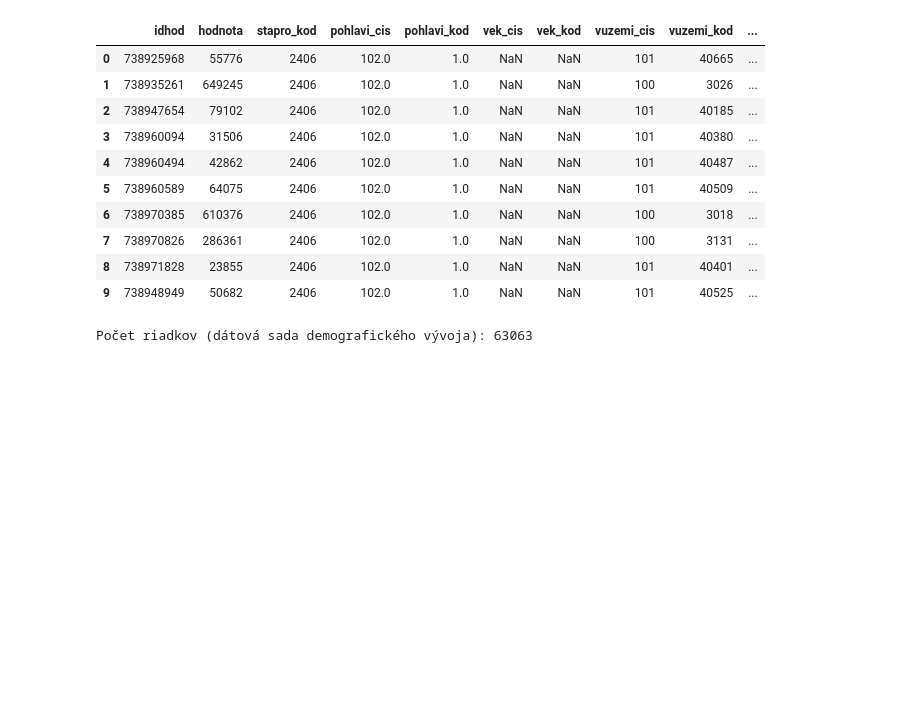
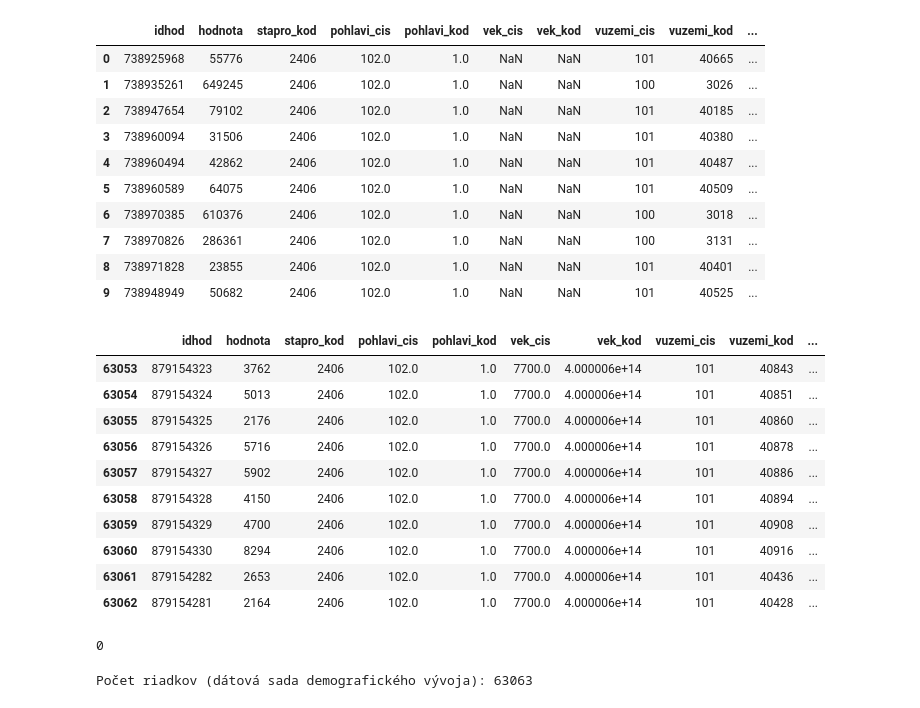
Before and after one commit to adaryb123/UPAproject, a Jupyter notebook: Data_analysis.ipynb, the cells around one changed output. Cells and saved outputs as stored; diff of their text form; code cells hidden in the pictures; blank space fills up the shorter version.

```diff
--- a/Data_analysis.ipynb
+++ b/Data_analysis.ipynb
@@ -137,6 +226,24 @@ df_demography.head(10)
 | 7 | 738970826 | 286361 | 2406 | 102.0 | 1.0 | NaN | NaN | 100 | 3131 | ... |
 | 8 | 738971828 | 23855 | 2406 | 102.0 | 1.0 | NaN | NaN | 101 | 40401 | ... |
 | 9 | 738948949 | 50682 | 2406 | 102.0 | 1.0 | NaN | NaN | 101 | 40525 | ... |
+# %%
+df_demography.tail(10)
+# %% [output]
+|  | idhod | hodnota | stapro_kod | pohlavi_cis | pohlavi_kod | vek_cis | vek_kod | vuzemi_cis | vuzemi_kod | ... |
+| 63053 | 879154323 | 3762 | 2406 | 102.0 | 1.0 | 7700.0 | 4.000006e+14 | 101 | 40843 | ... |
+| 63054 | 879154324 | 5013 | 2406 | 102.0 | 1.0 | 7700.0 | 4.000006e+14 | 101 | 40851 | ... |
+| 63055 | 879154325 | 2176 | 2406 | 102.0 | 1.0 | 7700.0 | 4.000006e+14 | 101 | 40860 | ... |
+| 63056 | 879154326 | 5716 | 2406 | 102.0 | 1.0 | 7700.0 | 4.000006e+14 | 101 | 40878 | ... |
+| 63057 | 879154327 | 5902 | 2406 | 102.0 | 1.0 | 7700.0 | 4.000006e+14 | 101 | 40886 | ... |
+| 63058 | 879154328 | 4150 | 2406 | 102.0 | 1.0 | 7700.0 | 4.000006e+14 | 101 | 40894 | ... |
+| 63059 | 879154329 | 4700 | 2406 | 102.0 | 1.0 | 7700.0 | 4.000006e+14 | 101 | 40908 | ... |
+| 63060 | 879154330 | 8294 | 2406 | 102.0 | 1.0 | 7700.0 | 4.000006e+14 | 101 | 40916 | ... |
+| 63061 | 879154282 | 2653 | 2406 | 102.0 | 1.0 | 7700.0 | 4.000006e+14 | 101 | 40436 | ... |
+| 63062 | 879154281 | 2164 | 2406 | 102.0 | 1.0 | 7700.0 | 4.000006e+14 | 101 | 40428 | ... |
+# %%
+df_demography.duplicated().sum()
+# %% [output]
+0
 # %%
 print("Počet riadkov (dátová sada demografického vývoja):", len(df_demography.index))
 # %% [output]
```
Also changed, not shown: parts of 25 cells of this notebook, 2 other files.
